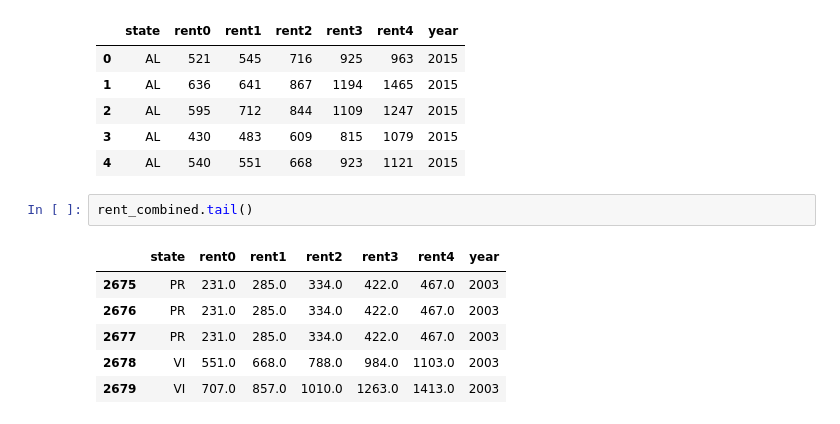
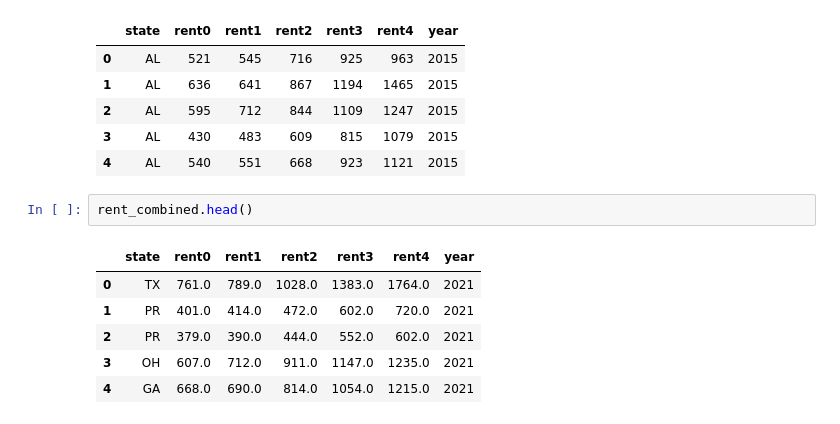
Before and after one commit to BloomTech-Labs/PT17_cityspire-f-ds, a Jupyter notebook: notebooks/exploratory/prev_rent_data.ipynb, the cells around one changed output. Cells and saved outputs as stored; diff of their text form.

```diff
--- a/notebooks/exploratory/prev_rent_data.ipynb
+++ b/notebooks/exploratory/prev_rent_data.ipynb
@@ -186,11 +190,11 @@ rent2015.head()
 | 3 | AL | 430 | 483 | 609 | 815 | 1079 | 2015 |
 | 4 | AL | 540 | 551 | 668 | 923 | 1121 | 2015 |
 # %%
-rent_combined.tail()
+rent_combined.head()
 # %% [output]
 |  | state | rent0 | rent1 | rent2 | rent3 | rent4 | year |
-| 2675 | PR | 231.0 | 285.0 | 334.0 | 422.0 | 467.0 | 2003 |
-| 2676 | PR | 231.0 | 285.0 | 334.0 | 422.0 | 467.0 | 2003 |
-| 2677 | PR | 231.0 | 285.0 | 334.0 | 422.0 | 467.0 | 2003 |
-| 2678 | VI | 551.0 | 668.0 | 788.0 | 984.0 | 1103.0 | 2003 |
-| 2679 | VI | 707.0 | 857.0 | 1010.0 | 1263.0 | 1413.0 | 2003 |
+| 0 | TX | 761.0 | 789.0 | 1028.0 | 1383.0 | 1764.0 | 2021 |
+| 1 | PR | 401.0 | 414.0 | 472.0 | 602.0 | 720.0 | 2021 |
+| 2 | PR | 379.0 | 390.0 | 444.0 | 552.0 | 602.0 | 2021 |
+| 3 | OH | 607.0 | 712.0 | 911.0 | 1147.0 | 1235.0 | 2021 |
+| 4 | GA | 668.0 | 690.0 | 814.0 | 1054.0 | 1215.0 | 2021 |
```
Also changed, not shown: parts of 9 cells of this notebook.
